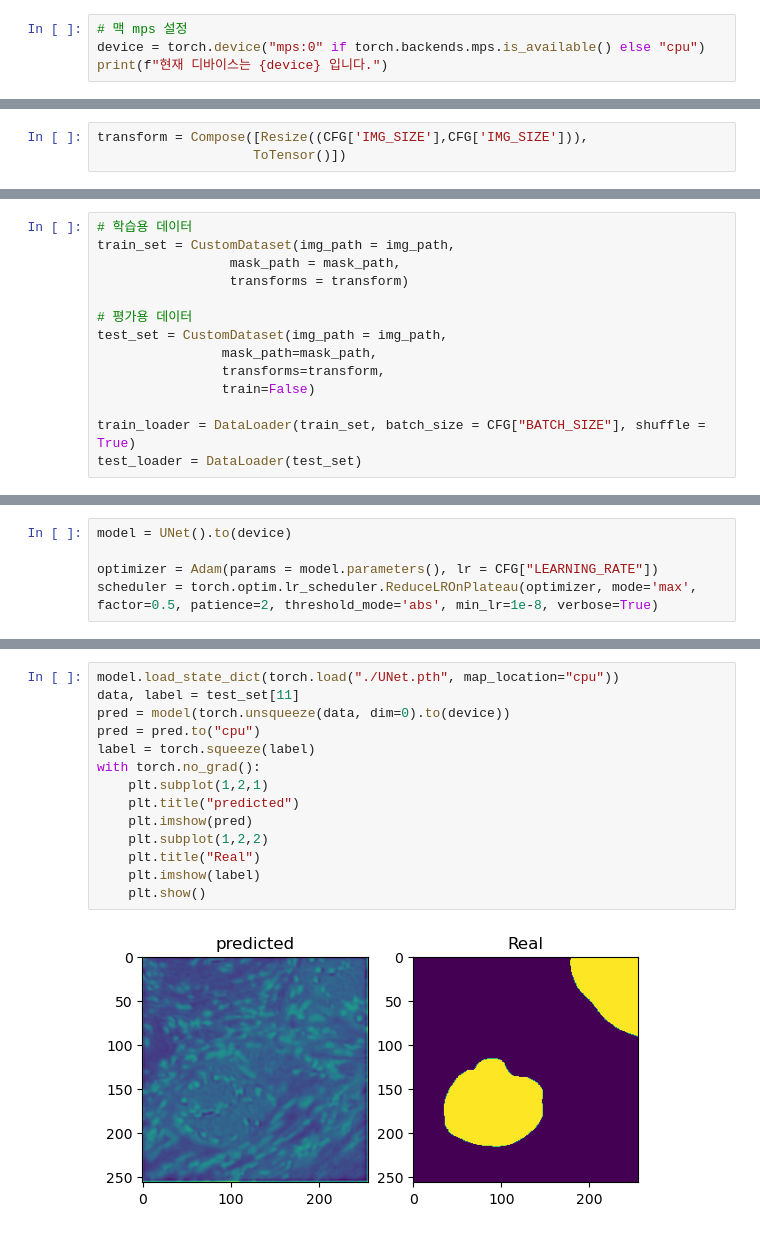
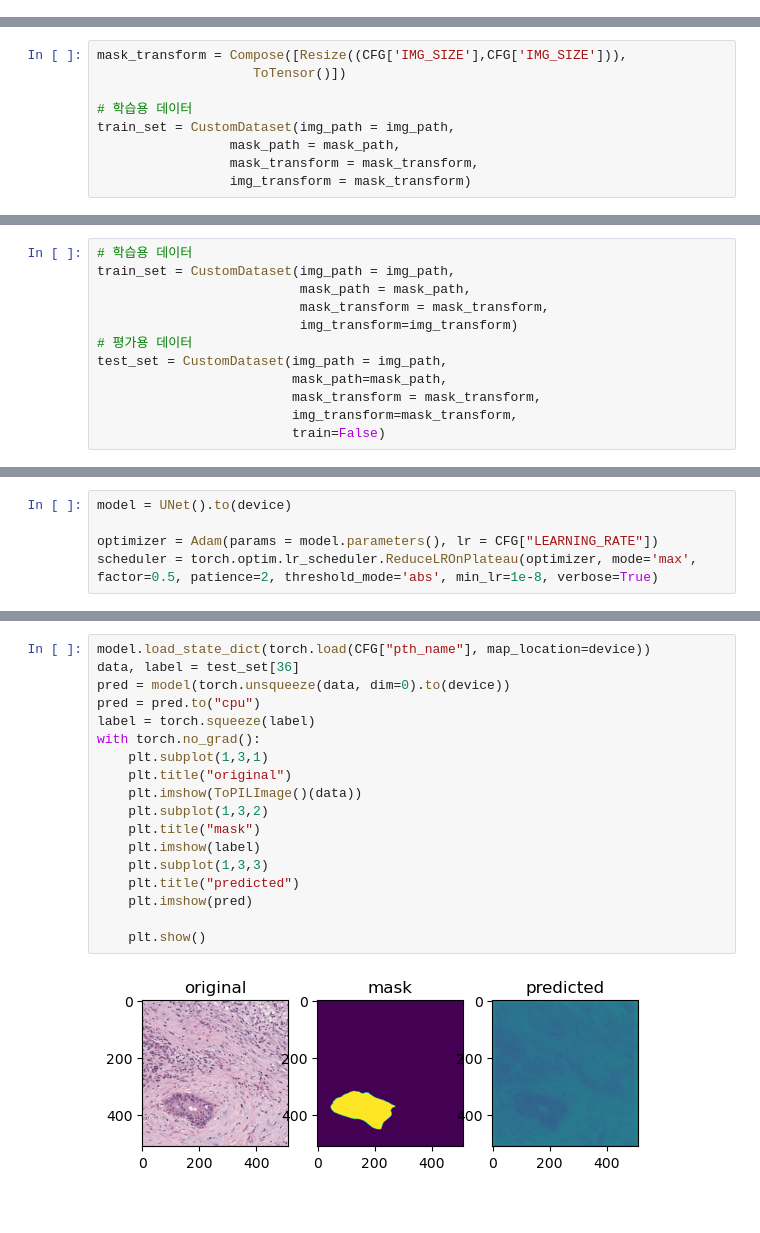
Before and after one commit to moksu27/PDAC_pathological_image_segmentation, a Jupyter notebook: U-net_segmentation.ipynb, the cells around one changed output, grey strips where cells are left out. Cells and saved outputs as stored; diff of their text form.

```diff
--- a/U-net_segmentation.ipynb
+++ b/U-net_segmentation.ipynb
@@ -255,4 +261,0 @@ device
-# %%
-# 맥 mps 설정
-device = torch.device("mps:0" if torch.backends.mps.is_available() else "cpu")
-print(f"현재 디바이스는 {device} 입니다.")
@@ -261,3 +262,9 @@ print(f"현재 디바이스는 {device} 입니다.")
 # %%
-transform = Compose([Resize((CFG['IMG_SIZE'],CFG['IMG_SIZE'])),
+mask_transform = Compose([Resize((CFG['IMG_SIZE'],CFG['IMG_SIZE'])),
                     ToTensor()])
+
+# 학습용 데이터
+train_set = CustomDataset(img_path = img_path,
+                 mask_path = mask_path,
+                 mask_transform = mask_transform,
+                 img_transform = mask_transform)
@@ -264,14 +294,12 @@ transform = Compose([Resize((CFG['IMG_SIZE'],CFG['IMG_SIZE'])),
 # %%
 # 학습용 데이터
 train_set = CustomDataset(img_path = img_path,
-                 mask_path = mask_path,
-                 transforms = transform)
-
+                          mask_path = mask_path,
+                          mask_transform = mask_transform,
+                          img_transform=img_transform)
 # 평가용 데이터
 test_set = CustomDataset(img_path = img_path,
-                mask_path=mask_path,
-                transforms=transform,
-                train=False)
-
-train_loader = DataLoader(train_set, batch_size = CFG["BATCH_SIZE"], shuffle = True)
-test_loader = DataLoader(test_set)
+                         mask_path=mask_path,
+                         mask_transform = mask_transform,
+                         img_transform=mask_transform,
+                         train=False)
@@ -309,16 +352,20 @@ KeyboardInterrupt:
 # %%
-model.load_state_dict(torch.load("./UNet.pth", map_location="cpu"))
-data, label = test_set[11]
+model.load_state_dict(torch.load(CFG["pth_name"], map_location=device))
+data, label = test_set[36]
 pred = model(torch.unsqueeze(data, dim=0).to(device))
 pred = pred.to("cpu")
 label = torch.squeeze(label)
 with torch.no_grad():
-    plt.subplot(1,2,1)
+    plt.subplot(1,3,1)
+    plt.title("original")
+    plt.imshow(ToPILImage()(data))
+    plt.subplot(1,3,2)
+    plt.title("mask")
+    plt.imshow(label)
+    plt.subplot(1,3,3)
     plt.title("predicted")
     plt.imshow(pred)
-    plt.subplot(1,2,2)
-    plt.title("Real")
-    plt.imshow(label)
+
     plt.show()
 # %% [output]
-[figure, old version]
+[figure, new version]
```
Also changed, not shown: parts of 19 cells of this notebook.
